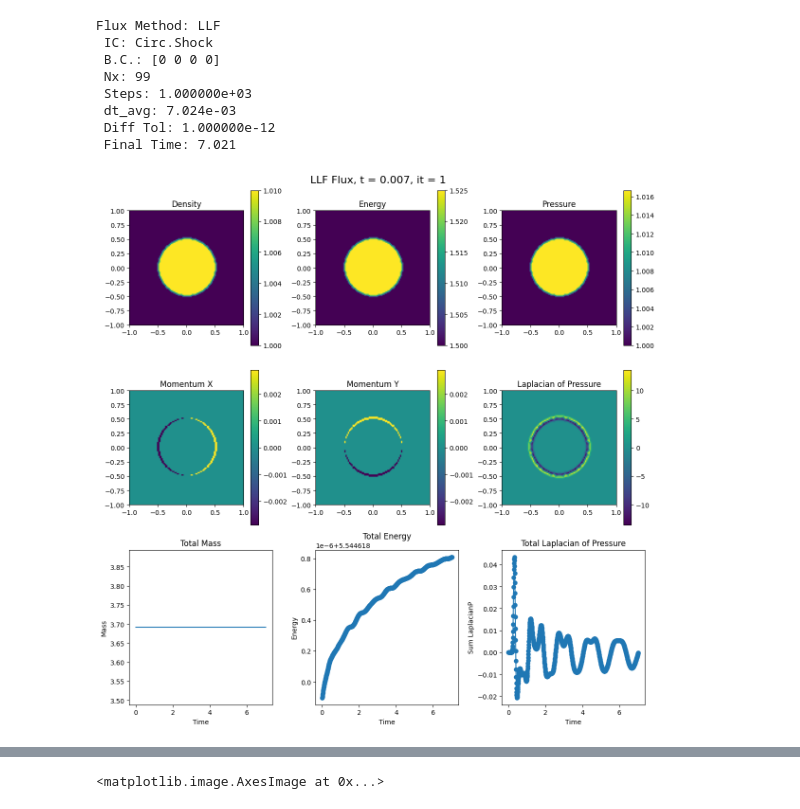
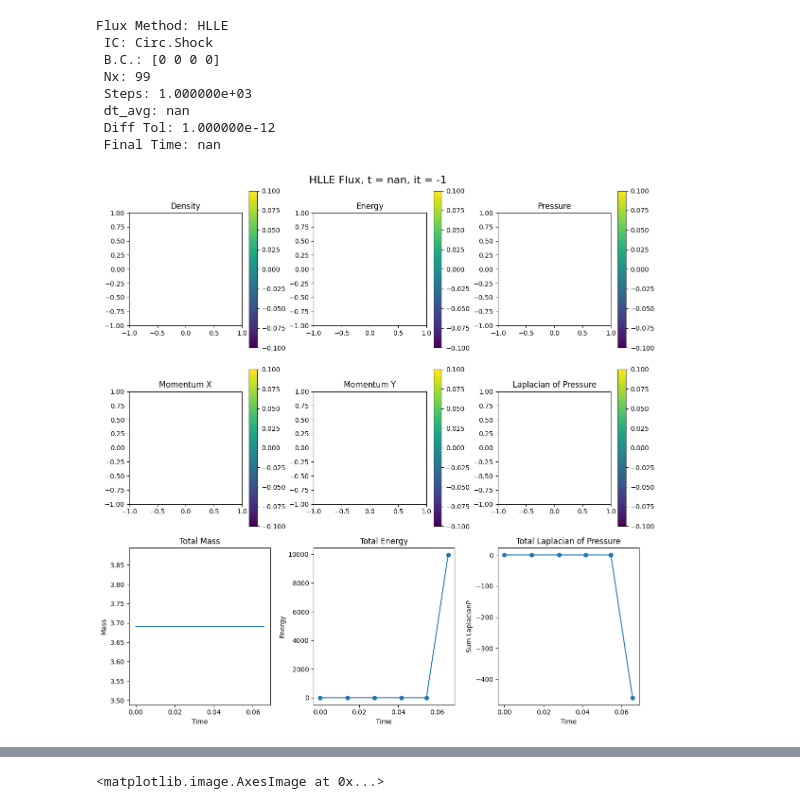
Before and after one commit to Jimbo-Coder/PyFluid, a Jupyter notebook: main.ipynb, the cells around one changed output, grey strips where cells are left out. Drawn from its saved outputs; the diff is of its cells as text; code cells hidden in the pictures.

```diff
--- a/main.ipynb
+++ b/main.ipynb
@@ -261,12 +261,10 @@ class Fluid2D:
         self.copy_backwards()
         self.calc_fluxes(self.uvec, self.vel, self.pressure, self.fluxx, self.fluxy)
     def calc_fluxes(self,uvecf,velf,Pf,fluxx,fluxy):
-        fluxx[0], fluxy[0] = uvecf[1:3];
-        fluxx[1] = (velf[0]**2)*uvecf[0] + Pf;
-        fluxx[2] = uvecf[0]*velf[0]*velf[1];
-        fluxx[3] = (uvecf[3] + Pf)*velf[0];
-        fluxy[2] = (velf[1]**2)*uvecf[0] + Pf;
-        fluxy[3] = (uvecf[3] + Pf)*velf[1];
+        fluxx[0], fluxy[0] = uvecf[1:3]; # Continuity
+        fluxx[1], fluxy[2] = (velf**2)*uvecf[0] + Pf; # Momentum direct
+        fluxx[2] = fluxy[1] = uvecf[1]*velf[1] # also uvecf[2]*velf[0]  , Momentum cross
+        fluxx[3],fluxy[3] = velf*(uvecf[3] + Pf); # Energy
 
     def apply_ics(self):
        self.rhob = 1;self.rhoamp = 1e-2; self.presb = 1.0;
@@ -537,36 +535,36 @@ class Fluid2D:
         self.gradPs = np.gradient(self.pressures, self.dx,axis=(1,2))
         P_xx, bad = np.gradient(self.gradPs[0],self.dx, axis=(1,2))
         bad,P_yy = np.gradient(self.gradPs[1],self.dx, axis=(1,2))
         self.lapPs = (P_xx + P_yy)
         self.laptots = np.sum(self.lapPs, axis=(1,2)) * self.dx * self.dx
 
 
 x0t = -1.0; x1t = 1.0;  nxt = 99;
 Nsteps =1e3
 #IC Key
 #[0 = Central Circular Shock, 1 = Central Square Shock, 2 = Wave, 3 = Vortex]
 ici = 0
 #BC Key
 #[0 = Periodic, 1 = Outflow, 2 = Reflective  ]
 # LHS, RHS, BOTTOM, TOP
 bci = np.array([0,0,0,0])
 #Flux Methods
 #[0 = LLF, 1 = HLLE, 2 = HLLC]
-flux_meth = 0
+flux_meth = 1
 state = Fluid2D(x0t, x1t, nxt, ici, bci, Nsteps, flux_meth)
 state.run_and_store()
 
-it = 1
+it = -1
 state.plot_all(it)
 #state.compute_HLL_and_update()
 print(f"Flux Method: {state.fluxname} \n IC: {state.icname} \n B.C.: {bci} \n Nx: {nxt} \n Steps: {Nsteps:5e} \n dt_avg: {state.dt:.3e} \n Diff Tol: {state.difftol:5e} \n Final Time: {state.t:.3f}")
 # %% [output]
-Flux Method: LLF
+Flux Method: HLLE
  IC: Circ.Shock
  B.C.: [0 0 0 0]
  Nx: 99
  Steps: 1.000000e+03
- dt_avg: 7.024e-03
+ dt_avg: nan
  Diff Tol: 1.000000e-12
- Final Time: 7.021
+ Final Time: nan
-[figure, old version]
+[figure, new version]
```
Also changed, not shown: parts of 3 cells of this notebook.
